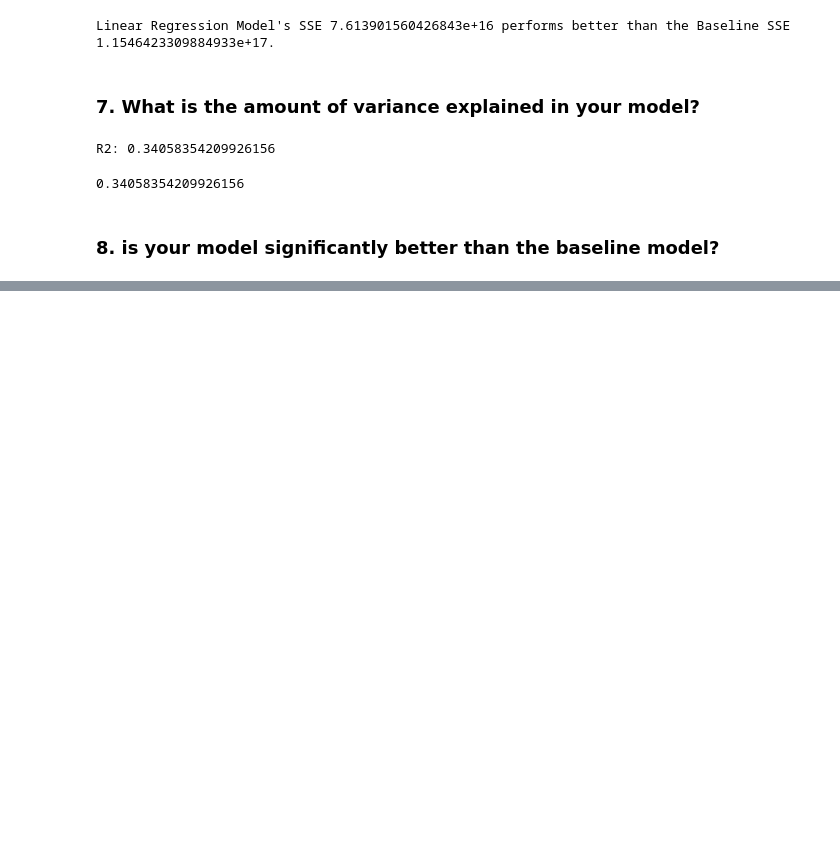
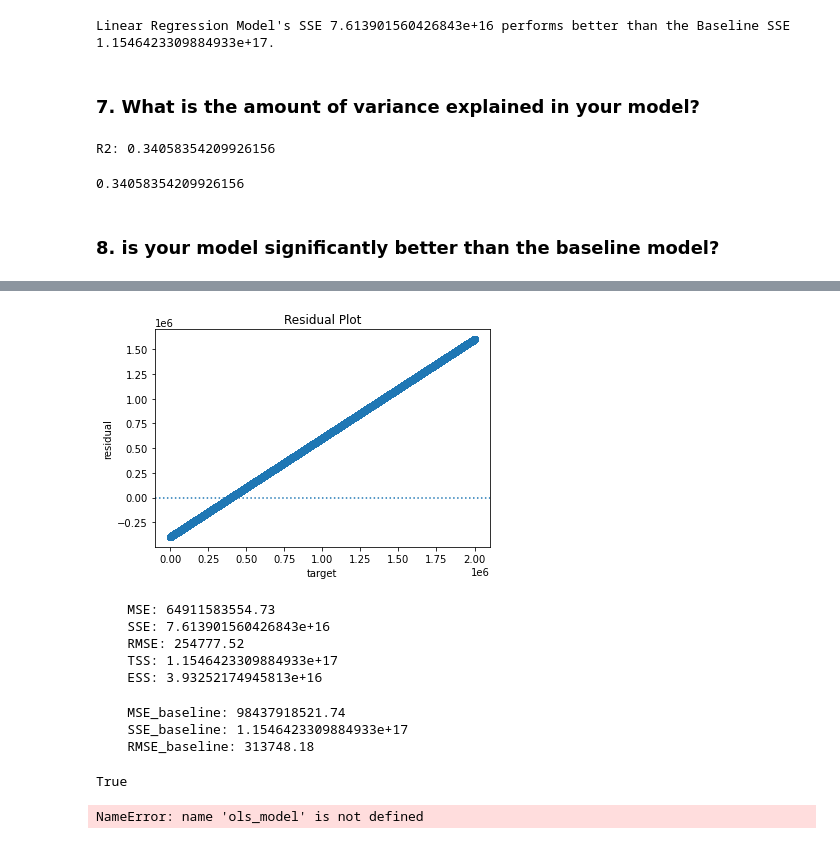
Before and after one commit to tim-keriazes/regression_exercises, a Jupyter notebook: evaluate_regression_exercises.ipynb, the cells around one changed output, grey strips where cells are left out. Cells and saved outputs as stored; diff of their text form; code cells hidden in the pictures; blank space fills up the shorter version.

```diff
--- a/evaluate_regression_exercises.ipynb
+++ b/evaluate_regression_exercises.ipynb
@@ -328,0 +432,4 @@ y_train = train['taxvaluedollarcnt']
+# %%
+plot_residuals(train.taxvaluedollarcnt, train.baseline)
+# %% [output]
+[figure, added]
@@ -328,0 +456,8 @@ y_train = train['taxvaluedollarcnt']
+# %%
+regression_errors(train.taxvaluedollarcnt, train.yhat)
+# %% [output]
+    MSE: 64911583554.73
+    SSE: 7.613901560426843e+16
+    RMSE: 254777.52
+    TSS: 1.1546423309884933e+17
+    ESS: 3.93252174945813e+16
@@ -328,0 +483,6 @@ y_train = train['taxvaluedollarcnt']
+# %%
+baseline_mean_errors(train.taxvaluedollarcnt)
+# %% [output]
+    MSE_baseline: 98437918521.74
+    SSE_baseline: 1.1546423309884933e+17
+    RMSE_baseline: 313748.18
@@ -328,0 +499,4 @@ y_train = train['taxvaluedollarcnt']
+# %%
+better_than_baseline(train.taxvaluedollarcnt, train.yhat)
+# %% [output]
+True
@@ -328,0 +509,4 @@ y_train = train['taxvaluedollarcnt']
+# %%
+model_significance(ols_model)
+# %% [output]
+NameError: name 'ols_model' is not defined
```
Also changed, not shown: parts of 20 cells of this notebook.
